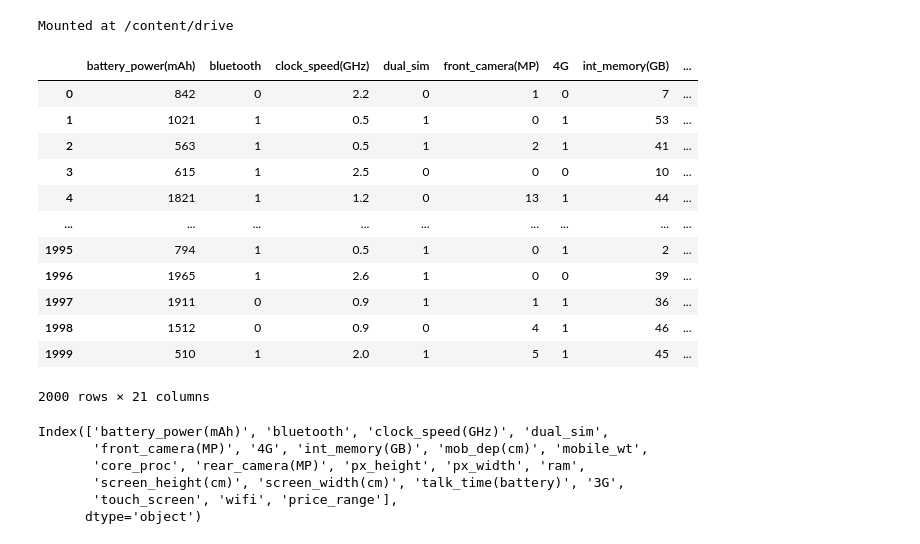
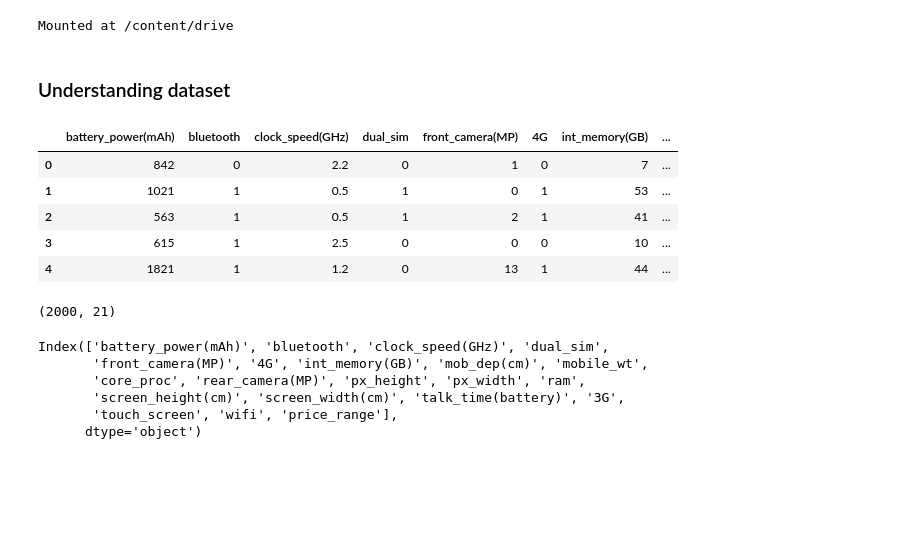
Before and after one commit to khalid-data-aspirant42/Mobile-Price-Prediction, a Jupyter notebook: Mobile_price_range_prediction.ipynb, the cells around one changed output. Cells and saved outputs as stored; diff of their text form; code cells hidden in the pictures; blank space fills up the shorter version.

```diff
--- a/Mobile_price_range_prediction.ipynb
+++ b/Mobile_price_range_prediction.ipynb
@@ -1,35 +3,35 @@
 # %%
 import pandas as pd
 pd.set_option('display.max_columns',None)
+pd.set_option('display.max_rows',None)
 import numpy as np
 import matplotlib.pyplot as plt
 %matplotlib inline
 import seaborn as sns
-# %%
-from google.colab import drive
-drive.mount('/content/drive')
-# %% [output]
-Mounted at /content/drive
+# %%
+from google.colab import drive
+drive.mount('/content/drive')
+# %% [output]
+Mounted at /content/drive
 # %%
 df = pd.read_csv('/content/drive/MyDrive/AlmaBetter/Capstone Project/Project3: Classification/Mobile Prediction/data_mobile_price_range.csv')
 # %%
 df = df.rename(columns={'battery_power':'battery_power(mAh)','blue':'bluetooth','clock_speed':'clock_speed(GHz)','fc':'front_camera(MP)','four_g':'4G','int_memory':'int_memory(GB)','m_dep':'mob_dep(cm)','n_cores':'core_proc','pc':'rear_camera(MP)','sc_h':'screen_height(cm)','sc_w':'screen_width(cm)','talk_time':'talk_time(battery)','three_g':'3G'})
+# %% [markdown]
+### Understanding dataset
 # %%
-df
+df.head()
 # %% [output]
 |  | battery_power(mAh) | bluetooth | clock_speed(GHz) | dual_sim | front_camera(MP) | 4G | int_memory(GB) | ... |
 | 0 | 842 | 0 | 2.2 | 0 | 1 | 0 | 7 | ... |
 | 1 | 1021 | 1 | 0.5 | 1 | 0 | 1 | 53 | ... |
 | 2 | 563 | 1 | 0.5 | 1 | 2 | 1 | 41 | ... |
 | 3 | 615 | 1 | 2.5 | 0 | 0 | 0 | 10 | ... |
 | 4 | 1821 | 1 | 1.2 | 0 | 13 | 1 | 44 | ... |
-| ... | ... | ... | ... | ... | ... | ... | ... | ... |
-| 1995 | 794 | 1 | 0.5 | 1 | 0 | 1 | 2 | ... |
-| 1996 | 1965 | 1 | 2.6 | 1 | 0 | 0 | 39 | ... |
-| 1997 | 1911 | 0 | 0.9 | 1 | 1 | 1 | 36 | ... |
-| 1998 | 1512 | 0 | 0.9 | 0 | 4 | 1 | 46 | ... |
-| 1999 | 510 | 1 | 2.0 | 1 | 5 | 1 | 45 | ... |
-2000 rows × 21 columns
+# %%
+df.shape
+# %% [output]
+(2000, 21)
 # %%
 df.columns
 # %% [output]
```
Also changed, not shown: parts of 85 cells of this notebook.
